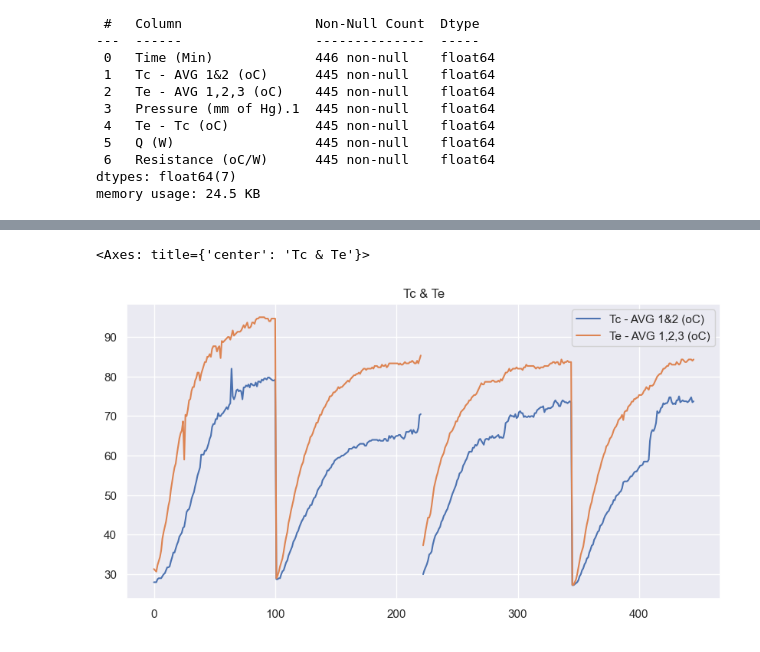
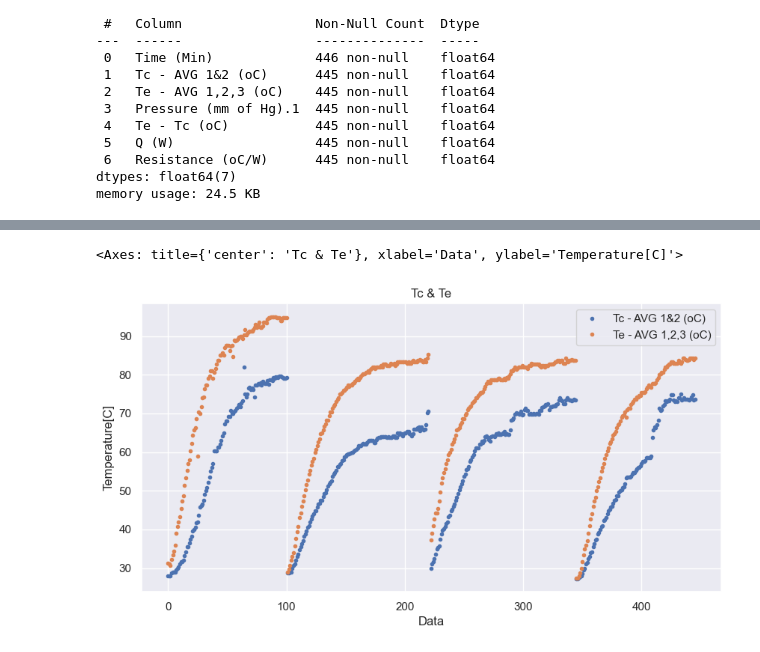
Before and after one commit to nirmalparmarphd/PulseHeatPipe, a Jupyter notebook: data_prep.ipynb, the cells around one changed output, grey strips where cells are left out. Drawn from its saved outputs; the diff is of its cells as text; code cells hidden in the pictures.

```diff
--- a/data_prep.ipynb
+++ b/data_prep.ipynb
@@ -78,8 +75,10 @@ df.plot(figsize=(10,5))
 # %%
-df[['Tc - AVG 1&2 (oC)', 'Te - AVG 1,2,3 (oC)']].plot(style='-',
+df[['Tc - AVG 1&2 (oC)', 'Te - AVG 1,2,3 (oC)']].plot(style='.',
                                                       figsize=(10,5),
-                                                      title = 'Tc & Te')
+                                                      title = 'Tc & Te',
+                                                      xlabel='Data',
+                                                      ylabel='Temperature[C]')
 # %% [output]
-<Axes: title={'center': 'Tc & Te'}>
+<Axes: title={'center': 'Tc & Te'}, xlabel='Data', ylabel='Temperature[C]'>
-[figure, old version]
+[figure, new version]
 # %%
```
Also changed, not shown: parts of 7 cells of this notebook, 3 other files.
